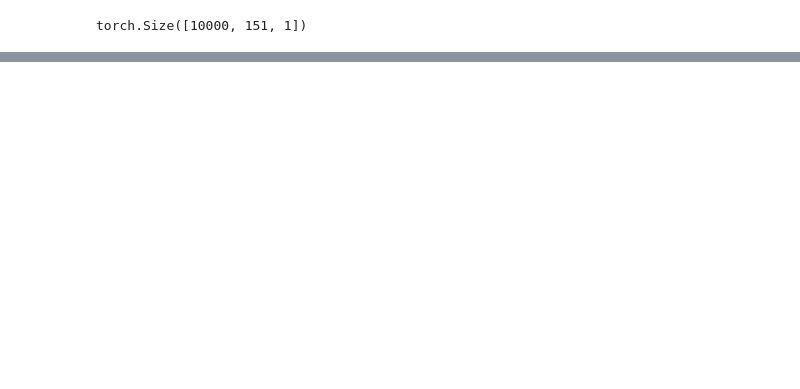
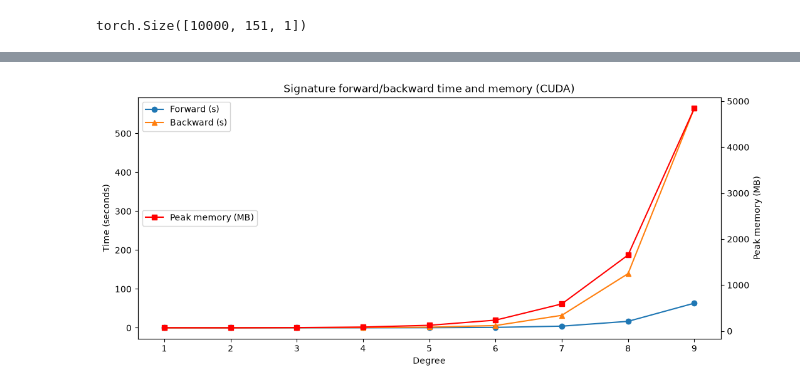
Before and after one commit to gauravchandan/GauravChandan_MS-Thesis, a Jupyter notebook: pysiglib_benchmark.ipynb, the cells around one changed output, grey strips where cells are left out. Saved outputs shown, nothing was run; the diff lists cells and outputs as text; code cells hidden in the pictures; blank space fills up the shorter version.

```diff
--- a/pysiglib_benchmark.ipynb
+++ b/pysiglib_benchmark.ipynb
@@ -104,0 +136,7 @@ plt.show()
+# %%
+sig = pysiglib.sig(paths_sim, 3, time_aug=True, lead_lag=True)
+sig.sum().backward()
+for name, p in zip(["mu", "kappa", "theta", "sigma", "rho"], [mu, kappa, theta, sigma, rho]):
+    print(name, p.grad)
+for p in [mu, kappa, theta, sigma, rho]:
+    p.grad = None
@@ -104,0 +197,17 @@ plt.show()
+# %%
+fig, ax1 = plt.subplots(figsize=(12, 5))
+ax1.plot(degrees, fwd_times, marker='o', label='Forward (s)')
+ax1.plot(degrees, bwd_times, marker='^', label='Backward (s)')
+ax1.set_xlabel('Degree'); ax1.set_ylabel('Time (seconds)')
+ax1.legend(loc='upper left')
+
+if use_cuda:
+    ax2 = ax1.twinx()
+    ax2.plot(degrees, peak_mems, marker='s', color='red', label='Peak memory (MB)')
+    ax2.set_ylabel('Peak memory (MB)')
+    ax2.legend(loc='center left')
+
+plt.title(f'Signature forward/backward time and memory ({device.type.upper()})')
+plt.show()
+# %% [output]
+[figure, added]
```
Also changed, not shown: parts of 7 cells of this notebook.
